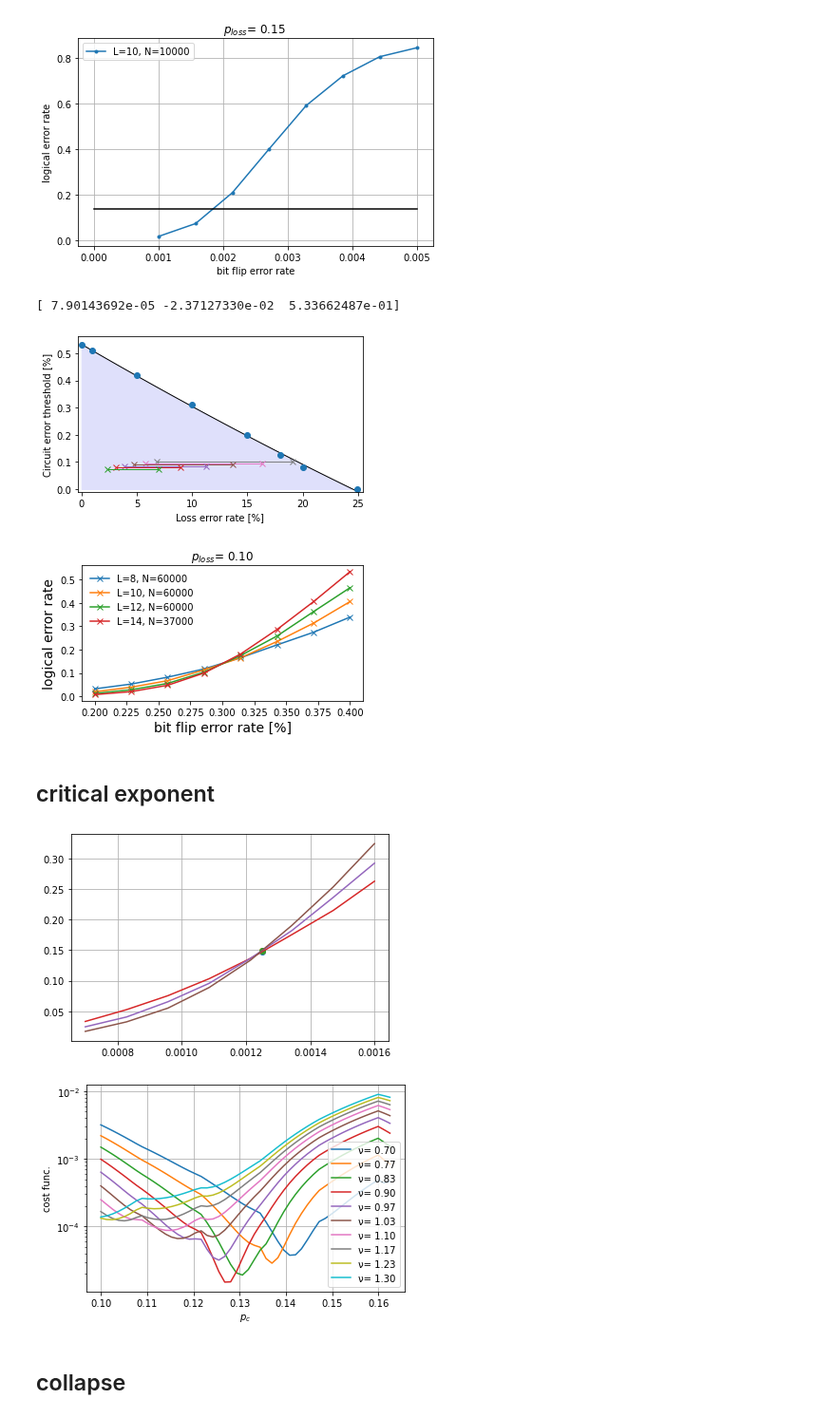
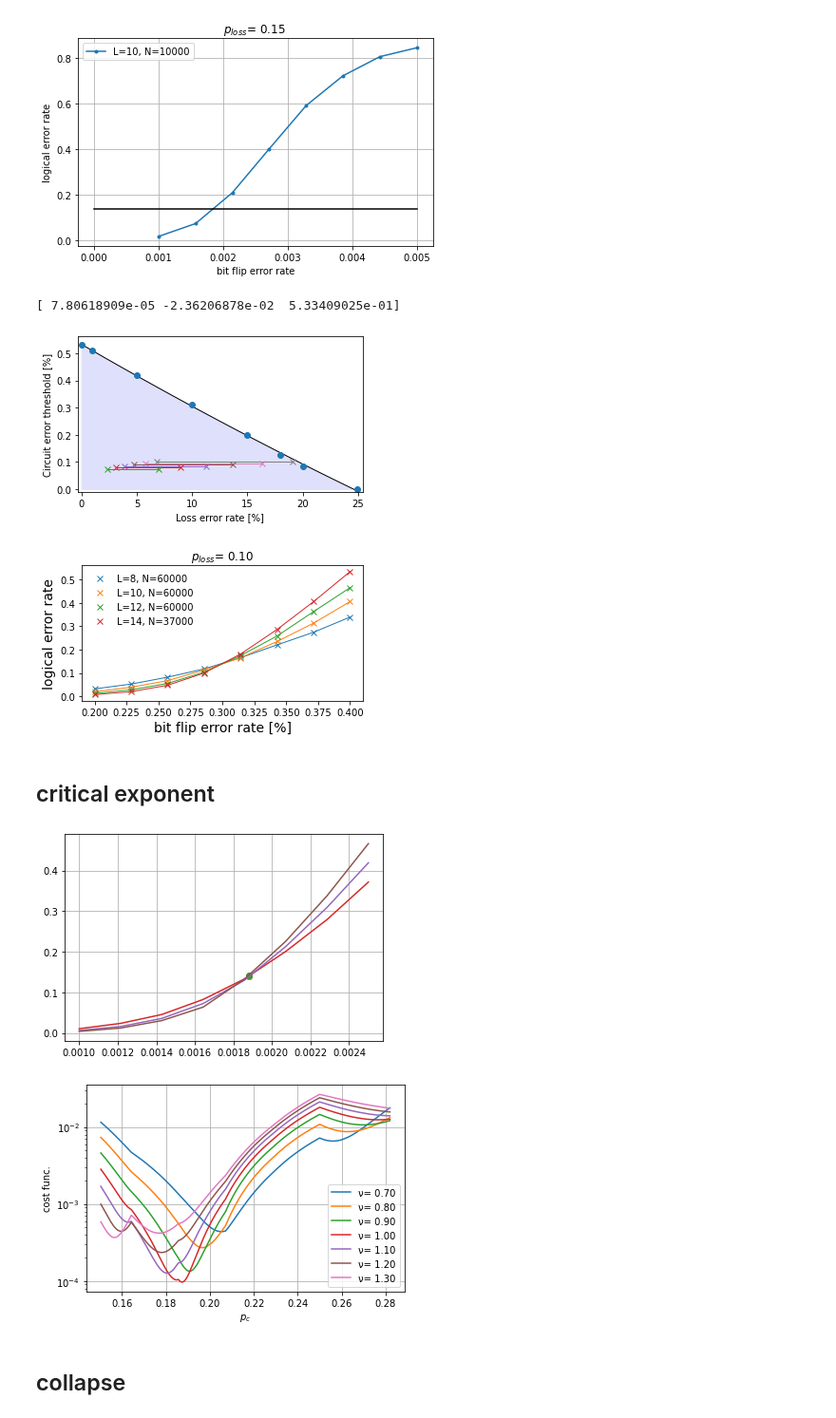
Before and after one commit to hassan-shap/quantum-emitter, a Jupyter notebook: pp_threshold_qdot.ipynb, the cells around one changed output. Shown at 95% size. Drawn from its saved outputs; the diff is of its cells as text; code cells hidden in the pictures.

```diff
--- a/pp_threshold_qdot.ipynb
+++ b/pp_threshold_qdot.ipynb
@@ -323,7 +323,7 @@ plt.show()
 [figure]
 # %%
 p_loss = np.array([0,1,5,10,15,18,20,24.88])
-p_th = np.array([0.53,0.51,0.42,0.31,0.2,0.127,0.08,0])
+p_th = np.array([0.53,0.51,0.42,0.31,0.2,0.127,0.085,0])
 # p_th = np.array([0.295-0.314,0.195,,0.08-0.09])/100
 # p_loss = [0,0.05,0.1,0.15,0.18,0.2,0.249]
 # p_th = [0.00525,0.0042,0.0031,0.002,0.00127,0.0008,0]
@@ -362,7 +362,7 @@ plt.tight_layout()
 # plt.savefig("figs/loss_error_phasediag.pdf")
 plt.show()
 # %% [output]
-[ 7.90143692e-05 -2.37127330e-02  5.33662487e-01]
+[ 7.80618909e-05 -2.36206878e-02  5.33409025e-01]
 [figure]
 # %%
 ### 0.2 loss
@@ -409,12 +409,13 @@ for i_L, L in enumerate(L_list):
     if not first:
         failure_ratio = fail_prob_avg/Ntot
         loss_ratio = loss_prob_avg/Ntot
-        plt.plot(100*p1_list,failure_ratio,"x-", color="C%d" % (i_L), label="L=%d, N=%d" % (L,Ntot))
+        plt.plot(100*p1_list,failure_ratio,"-", color="C%d" % (i_L), linewidth=1 )
+        plt.plot(100*p1_list,failure_ratio,"x", color="C%d" % (i_L), label="L=%d, N=%d" % (L,Ntot))
         # plt.plot(100*p1_list,failure_ratio,"x-", color="C%d" % (i_L), label="L=%d" % L)
 
 
 
-plt.legend(frameon=False)
+plt.legend(frameon=False,scatterpoints=1)
 plt.title(r"$p_{loss} $= %.2f " % (prob_l))
 fsize = 14
 # if prob_l>= 0.18:
@@ -433,15 +434,15 @@ plt.tight_layout()
 # plt.savefig("figs/qdot_loss_%.2f_threshold.pdf" % (prob_l))
 plt.show()
 # %% [output]
-[figure, old version]
+[figure, new version]
 # %% [markdown]
 ## critical exponent
 # %%
 ### loading data
 repeat = 60
-L_list = [10,12,14]
+L_list = [12,14,16]
 # L_list = [6,8,10] # [10,12,14,16]#
-prob_l = 0.18
+prob_l = 0.15
 
 p_loss = np.array([0,0.01,0.05,0.1,0.15,0.18,0.2,0.249])
 p_th = np.array([0.00525,0.0051,0.0042,0.003,0.00188,0.00125,0.0008,0])
@@ -495,46 +496,46 @@ plt.plot(p1_list,failure_ratio_tot.T)
 plt.grid()
 plt.show()
 # %% [output]
-[figure, old version]
+[figure, new version]
 # %%
 ## tuning pc
 ############
-ν_list = np.linspace(0.7,1.3,10)
+ν_list = np.arange(0.7,1.3,0.1)
 Svals = np.copy(failure_ratio_tot)
 
 plt.figure()
 
 for ν in ν_list:
-    pc_list = np.linspace(0.8,1.3)*pc0
+    pc_list = np.linspace(0.8,1.5,400)*pc0
     cost= np.zeros(len(pc_list))
 
     r_value= np.zeros((len(pc_list),len(L_list)))
     for i_p, pc in enumerate(pc_list):
         xvals = np.zeros((len(L_list),len(p1_list)))
         for i_L, L in enumerate(L_list):
             xvals[i_L,:] = (p1_list-pc) * L**(1/ν)
         xi = np.linspace(xvals[0,0],xvals[0,-1])
         # plt.plot(xvals,Svals,"o")
         y_vec = np.zeros((len(L_list),len(xi)))
         for i_L, L in enumerate(L_list):
             fc = np.interp(pc,p1_list,Svals[i_L,:])
             Svals[i_L,:] -= fc
             y_vec[i_L,:] = np.interp(xi,xvals[i_L,:] ,Svals[i_L,:] )
         cost[i_p] = np.sum(np.var(y_vec,axis = 0))
 
     plt.plot(100*pc_list, cost,"-",markersize=4,label="ν= %.2f" % (ν))
     if ν == 1:
         print(100*pc_list[np.argmin(cost)])
 plt.ylabel("cost func.")
 plt.xlabel(r"$p_c$")
 plt.yscale("log")
 plt.grid()
 plt.legend()
 plt.show()
 
 # [0.295-0.314,0.195,0.08-0.09]
 # %% [output]
-[figure, old version]
+[figure, new version]
 # %% [markdown]
 ## collapse
 # %%
```
Also changed, not shown: parts of 1 cell of this notebook, 35 other files.
